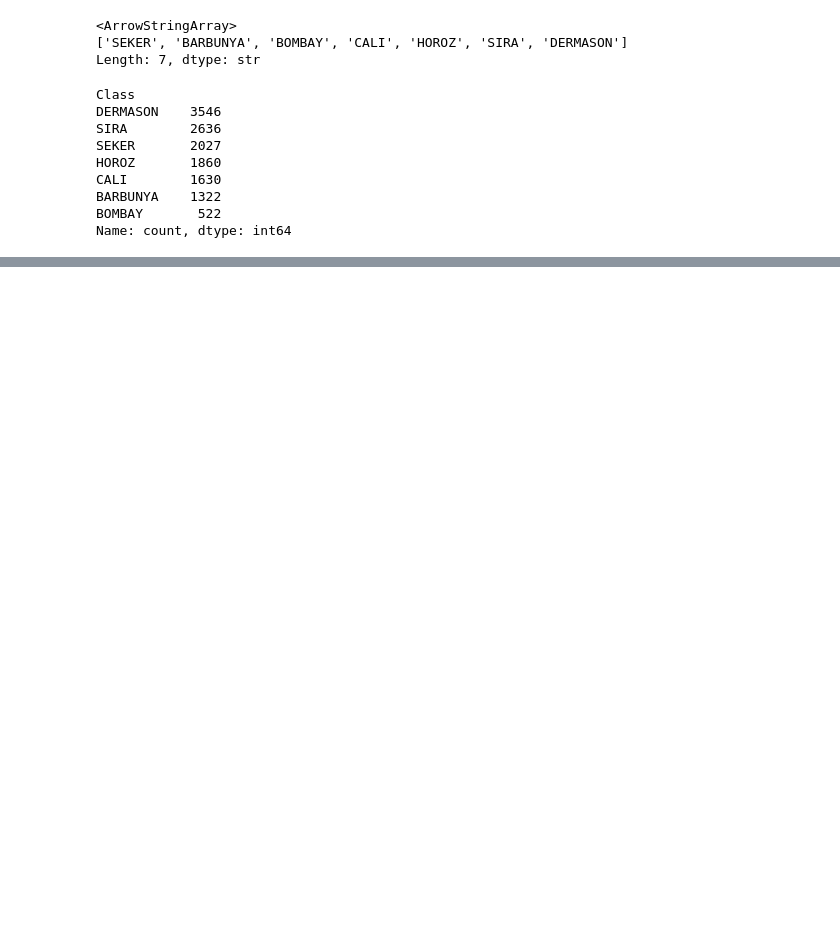
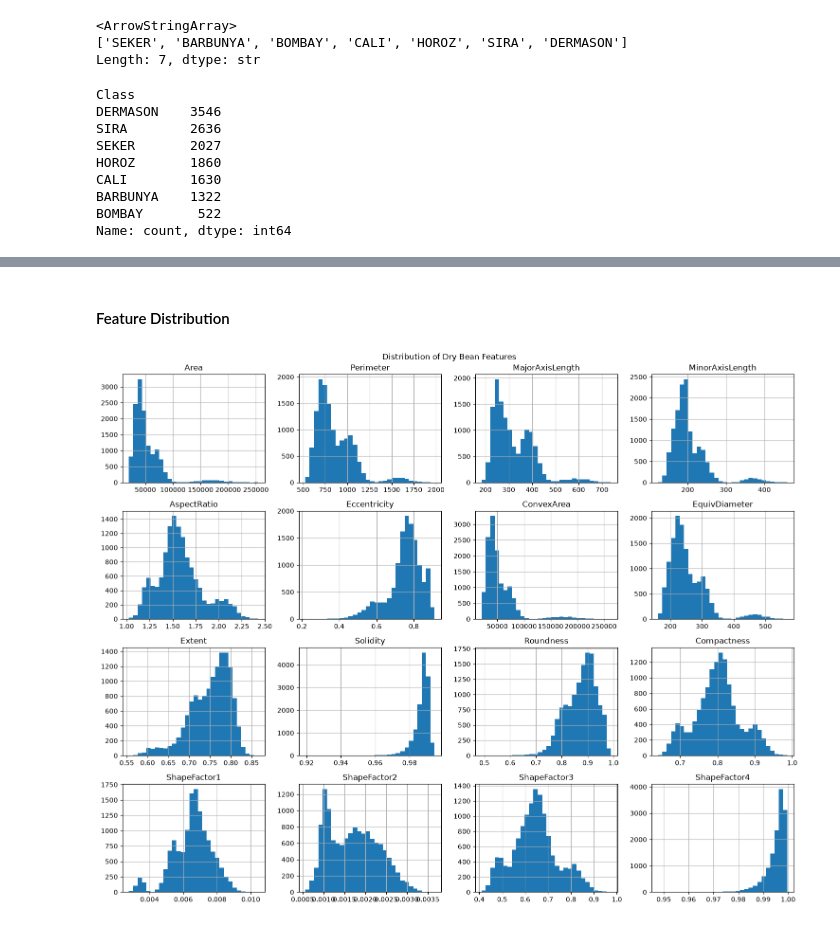
Before and after one commit to itskimheng/IAI_Lab_Intro_Assignment_1, a Jupyter notebook: main.ipynb, the cells around one changed output, grey strips where cells are left out. Drawn from its saved outputs; the diff is of its cells as text; code cells hidden in the pictures; blank space fills up the shorter version.

```diff
--- a/main.ipynb
+++ b/main.ipynb
@@ -135,0 +177,13 @@ df['Class'].value_counts().plot(kind='pie')
+# %% [markdown]
+#### Feature Distribution
+# %%
+df.hist(
+    figsize=(15, 12),
+    bins=30
+)
+
+plt.suptitle("Distribution of Dry Bean Features")
+plt.tight_layout()
+plt.show()
+# %% [output]
+[figure, added]
```
Also changed, not shown: parts of 40 cells of this notebook.
